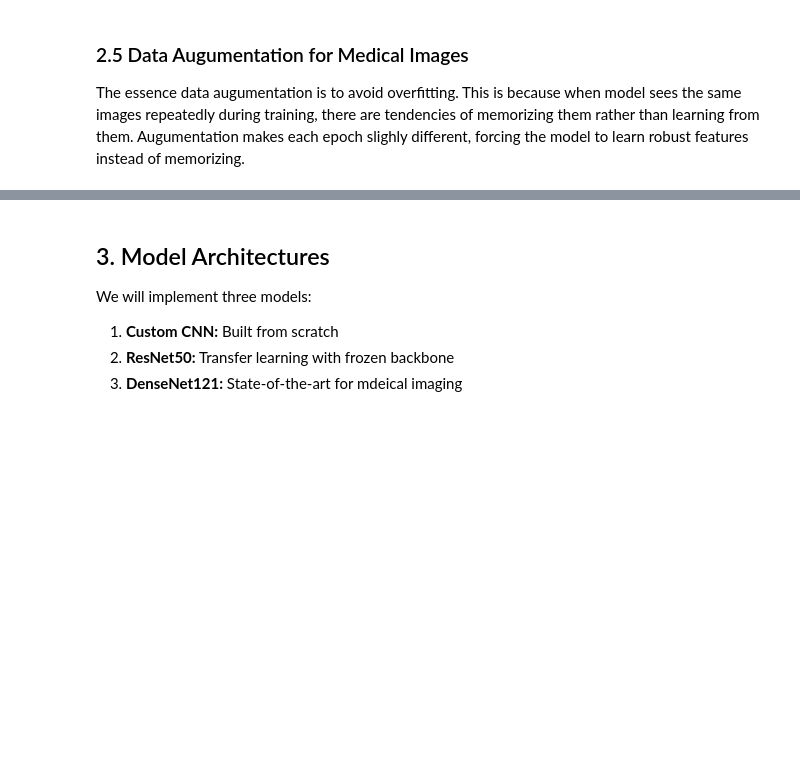
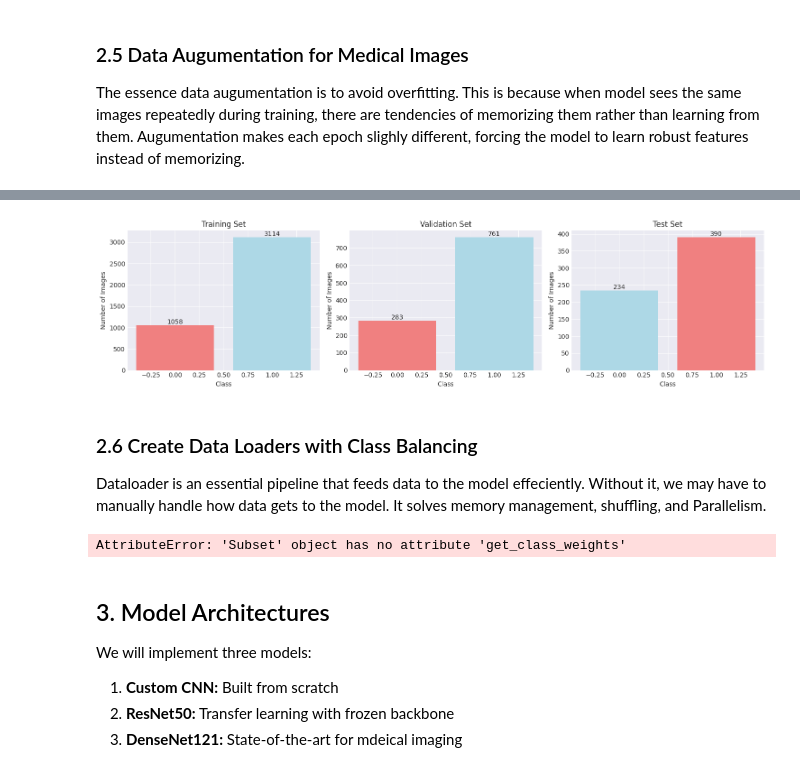
Before and after one commit to Psalmmie/project_pneumonia, a Jupyter notebook: Pneumonia_Detection_XRay.ipynb, the cells around one changed output, grey strips where cells are left out. Cells and saved outputs as stored; diff of their text form; code cells hidden in the pictures; blank space fills up the shorter version.

Commit message:
underperformance of models- increase validation dataset by doing 80-20 split of train+validation dataset

```diff
--- a/Pneumonia_Detection_XRay.ipynb
+++ b/Pneumonia_Detection_XRay.ipynb
@@ -220,8 +237,10 @@ class ChestXrayDataset(Dataset):
     def get_class_weights(self):
         """Calculate class weights for handling imbalance"""
         class_counts = np.bincount(self.labels)
-        weights = len(self.labels) / (len(class_counts) * class_counts)
-        return torch.FloatTensor(weights, dtype=torch.float32)
+
+        # Normalize weights
+        weights = 1.0 / class_counts
+        return torch.FloatTensor(weights)
 # %% [markdown]
 ### 2.5 Data Augumentation for Medical Images
 
@@ -251,9 +305,47 @@ Dataloader is an essential pipeline that feeds data to the model effeciently. Wi
+# %%
+from collections import Counter
+
+def get_class_counts(dataset):
+    labels = []
+    for _, label in dataset:
+        labels.append(label)
+    return Counter(labels)
+
+train_counts = get_class_counts(train_dataset)
+val_counts = get_class_counts(val_dataset)
+test_counts = get_class_counts(test_dataset)
+# %%
+fig, axes = plt.subplots(1, 3, figsize=(15, 4))
+
+for ax, (title, counts) in zip(axes, [
+    ('Training Set', train_counts),
+    ('Validation Set', val_counts),
+    ('Test Set', test_counts)]):
+
+    bars = ax.bar(counts.keys(), counts.values(), color=['lightblue', 'lightcoral'])
+    ax.set_title(title)
+    ax.set_ylabel('Number of Images')
+    ax.set_xlabel('Class')
+
+    for bar in bars:
+        height = bar.get_height()
+        ax.text(
+            bar.get_x() + bar.get_width() / 2,
+            height,
+            f'{int(height)}',
+            ha='center',
+            va='bottom'
+        )
+
+plt.tight_layout()
+plt.show()
+# %% [output]
+[figure, added]
+# %% [markdown]
+### 2.6 Create Data Loaders with Class Balancing
+
+Dataloader is an essential pipeline that feeds data to the model effeciently. Without it, we may have to manually handle how data gets to the model. It solves memory management, shuffling, and Parallelism.
 # %%
-# Create datasets
-train_dataset = ChestXrayDataset(TRAIN_DIR, transform=train_transform)
-val_dataset = ChestXrayDataset(VAL_DIR, transform=val_transform)
-test_dataset = ChestXrayDataset(TEST_DIR, transform=val_transform)
-
 # calculate the class weight for balanced sampling
 class_weights = train_dataset.get_class_weights()
 sample_weights = [class_weights[label] for label in train_dataset.labels]
@@ -274,7 +366,7 @@ train_loader = DataLoader(
 val_loader = DataLoader(
     val_dataset,
     batch_size=BATCH_SIZE,
-    shuffle=False,
+    sampler=sampler, # Use weighted sampler for balancing.
     num_workers=2
 )
 
@@ -293,6 +385,8 @@ print(f"    Test batches: {len(test_loader)}")
 print(f"    Batch size: {BATCH_SIZE}")
 print("     ✓ Weighted sampling enabled for class balance")
 print("="*51)
+# %% [output]
+AttributeError: 'Subset' object has no attribute 'get_class_weights'
 # %% [markdown]
 ## 3. Model Architectures
 
```
Also changed, not shown: parts of 15 cells of this notebook.
